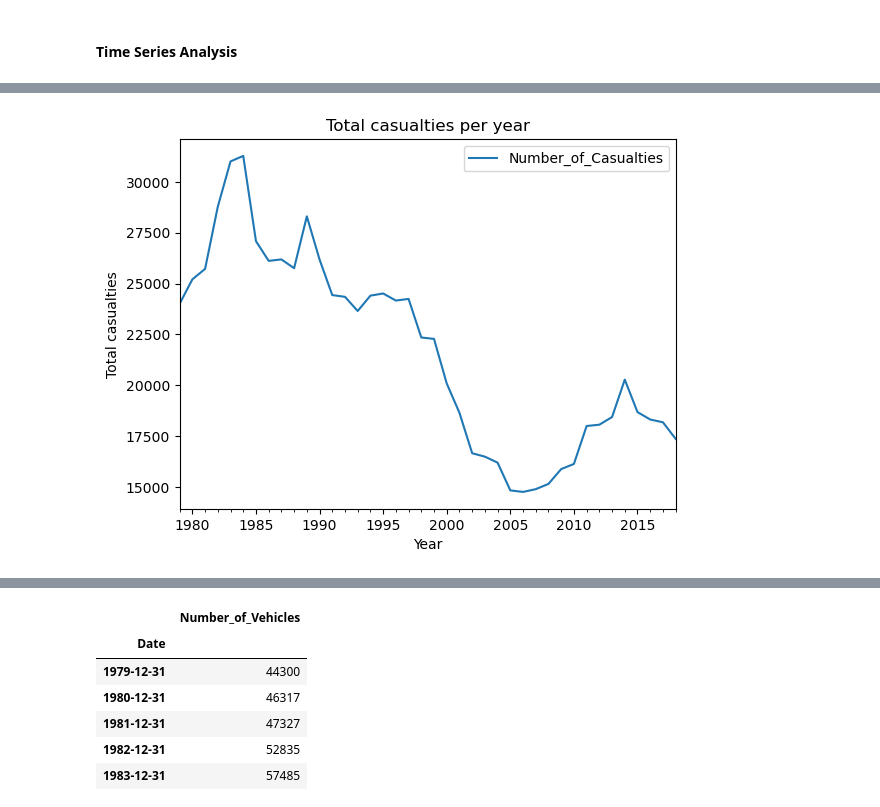
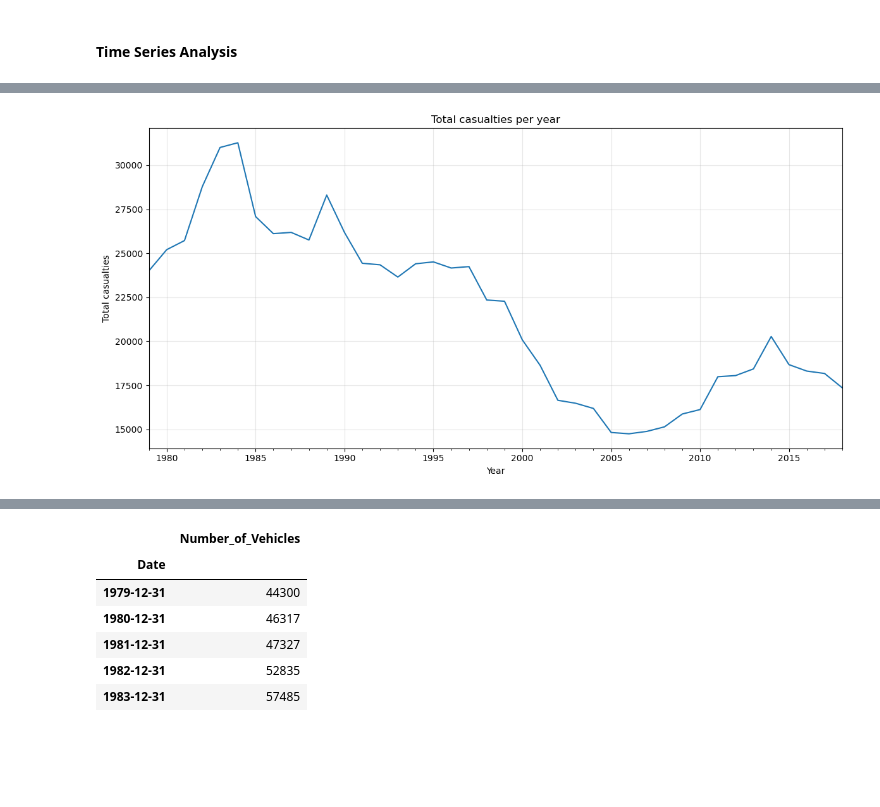
Before and after one commit to mchase007/EDA_UK_Bicycle_Accidents_1979_2018, a Jupyter notebook: EDA_BicycleAccidents.ipynb, the cells around one changed output, grey strips where cells are left out. Saved outputs shown, nothing was run; the diff lists cells and outputs as text; code cells hidden in the pictures; blank space fills up the shorter version.

```diff
--- a/EDA_BicycleAccidents.ipynb
+++ b/EDA_BicycleAccidents.ipynb
@@ -1156,6 +1195,7 @@ plt.show()
 # Casualties per year
 
 # set index of dataframe to Date
-df_Ac_time_series = df_Ac_clean.set_index('Date')
+df_Ac_time_series = change_index(df_Ac_clean,'Date',False)
+
 casualties_per_year = pd.DataFrame(df_Ac_time_series.resample('YE')["Number_of_Casualties"].sum())
-casualties_per_year
+casualties_per_month = pd.DataFrame(df_Ac_time_series.resample('ME')["Number_of_Casualties"].sum())
@@ -1181,6 +1212,12 @@ casualties_per_year
 # %%
-# Line graph of casualties per year
-casualties_per_year.plot(xlabel="Year", ylabel="Total casualties", title="Total casualties per year")
+# Line graph of casualties per year(1979 - 2018)
+casualties_per_year['Number_of_Casualties'].plot(
+    xlabel="Year",
+    ylabel="Total casualties",
+    title="Total casualties per year",
+    figsize=(12,6))
+plt.grid(True, alpha=0.3)
+plt.tight_layout()
 plt.show()
 # %% [output]
-[figure, old version]
+[figure, new version]
```
Also changed, not shown: parts of 26 cells of this notebook, 1 other file.
